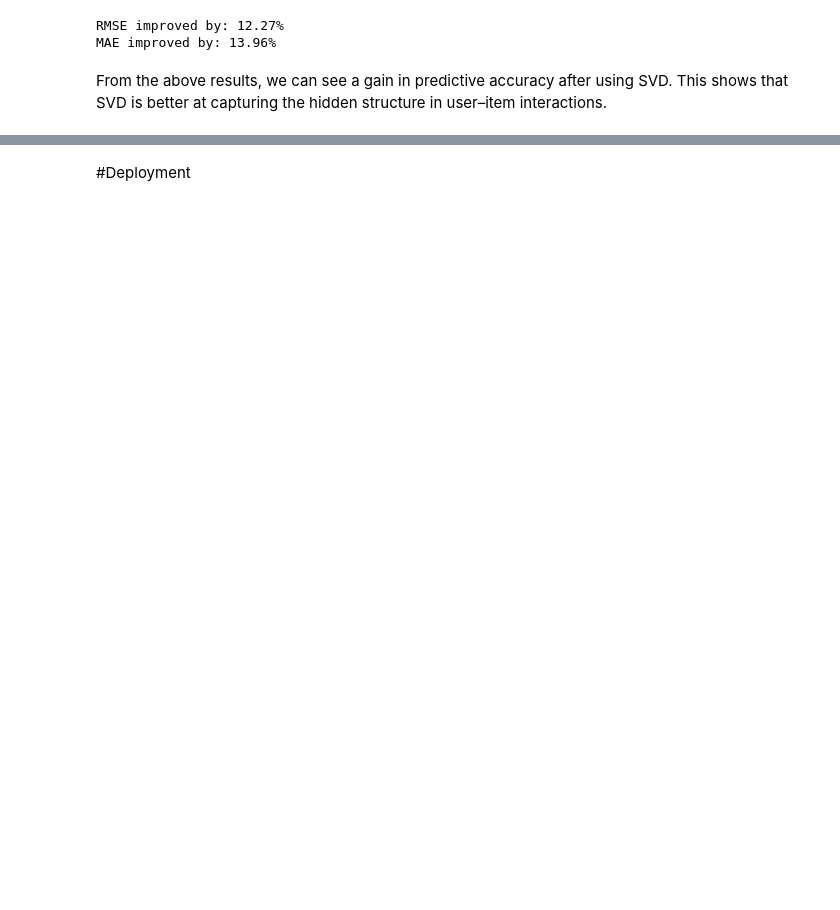
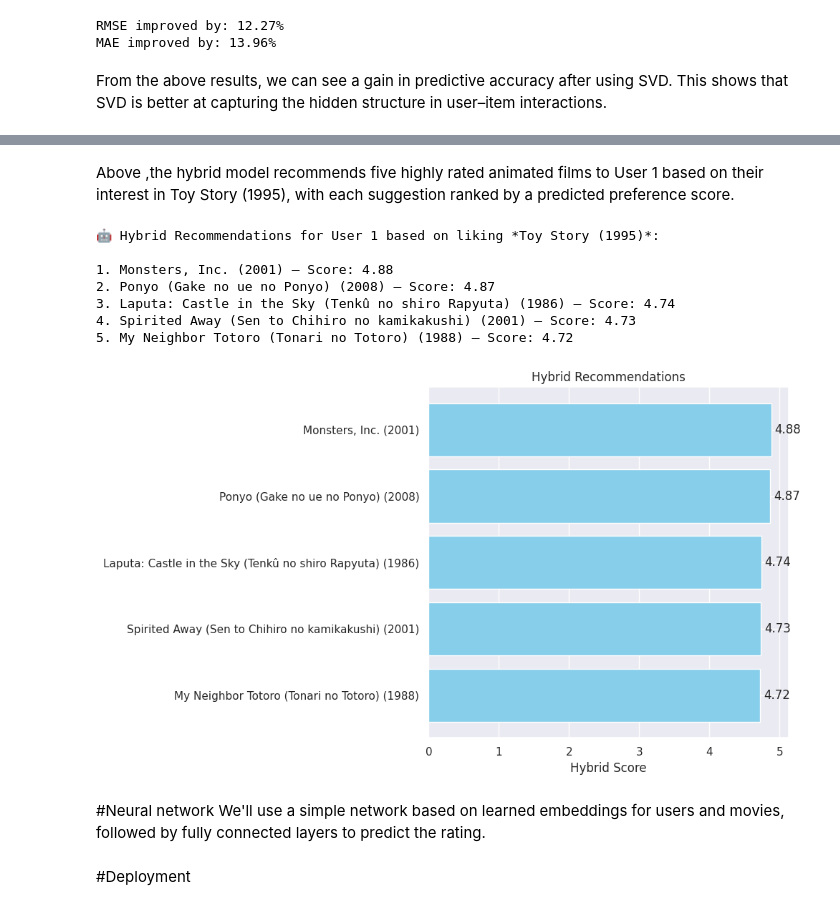
Before and after one commit to Ezekiel1991/Group-8-Phase-4-Project--Recommendation-Systems, a Jupyter notebook: Group_8_Phase_4_Project.ipynb, the cells around one changed output, grey strips where cells are left out. Cells and saved outputs as stored; diff of their text form; code cells hidden in the pictures; blank space fills up the shorter version.

```diff
--- a/Group_8_Phase_4_Project.ipynb
+++ b/Group_8_Phase_4_Project.ipynb
@@ -548,0 +608,7 @@ From the above results, we can see a gain in predictive accuracy after using SVD
+# %%
+#data for surprise
+reader = Reader(rating_scale=(0.5, 5.0))
+data = Dataset.load_from_df(ratings[['userId', 'movieId', 'rating']], reader)
+
+# Splitting into train and test set
+trainset, testset = train_test_split(data, test_size=0.2, random_state=42)
@@ -557,2 +906,54 @@ From the above results, we can see a gain in predictive accuracy after using SVD
+# %% [markdown]
+Above ,the hybrid model recommends five highly rated animated films to User 1 based on their interest in Toy Story (1995), with each suggestion ranked by a predicted preference score.
+# %%
+#visualization of the recommendation of user 1 based on toy story(1995)
+import matplotlib.pyplot as plt
+
+def visualize_recommendations(recommendations, movies_df, title="Hybrid Recommendations"):
+    """
+    Visualize top-N hybrid recommendations using a bar chart.
+    """
+    movie_ids, scores = zip(*recommendations)
+    movie_titles = [movies_df[movies_df['movieId'] == mid]['title'].values[0] for mid in movie_ids]
+
+    plt.figure(figsize=(10, 6))
+    bars = plt.barh(movie_titles, scores, color='skyblue')
+    plt.xlabel("Hybrid Score")
+    plt.title(title)
+    plt.gca().invert_yaxis()
+
+    # Annotating bars with scores
+    for bar, score in zip(bars, scores):
+        plt.text(bar.get_width() + 0.05, bar.get_y() + bar.get_height() / 2, f"{score:.2f}", va='center')
+
+    plt.tight_layout()
+    plt.show()
+# %%
+
+recommendations = hybrid_recommender(
+    user_id=1,
+    liked_title="Toy Story (1995)",
+    model=model,
+    ratings_df=ratings,
+    movies_df=movies,
+    movie_indices=movie_indices,
+    cosine_sim=cosine_sim,
+    n=5
+)
+
+
+visualize_recommendations(recommendations, movies)
+# %% [output]
+🤖 Hybrid Recommendations for User 1 based on liking *Toy Story (1995)*:
+
+1. Monsters, Inc. (2001) — Score: 4.88
+2. Ponyo (Gake no ue no Ponyo) (2008) — Score: 4.87
+3. Laputa: Castle in the Sky (Tenkû no shiro Rapyuta) (1986) — Score: 4.74
+4. Spirited Away (Sen to Chihiro no kamikakushi) (2001) — Score: 4.73
+5. My Neighbor Totoro (Tonari no Totoro) (1988) — Score: 4.72
+[figure, added]
+# %% [markdown]
+#Neural network
+We'll use a simple network  based on learned embeddings for users and movies, followed by fully connected layers to predict the rating.
 # %% [markdown]
 #Deployment
```
Also changed, not shown: parts of 36 cells of this notebook.
